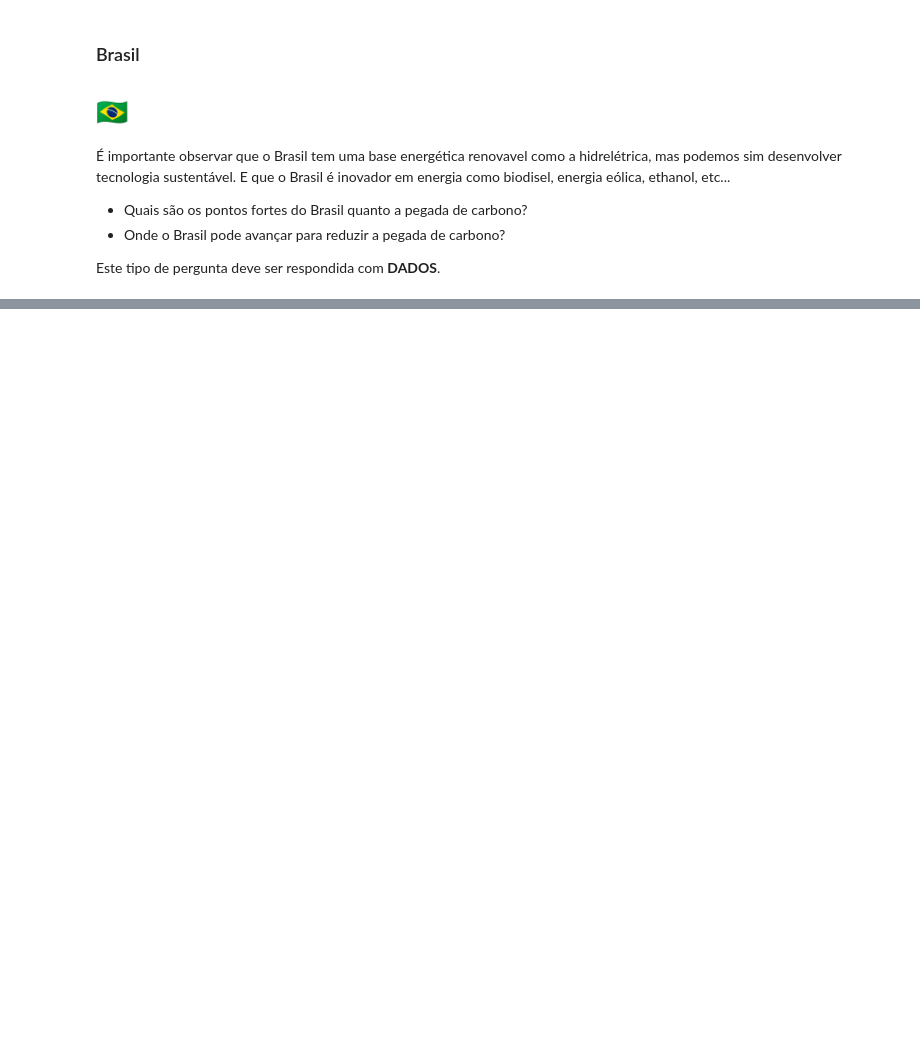
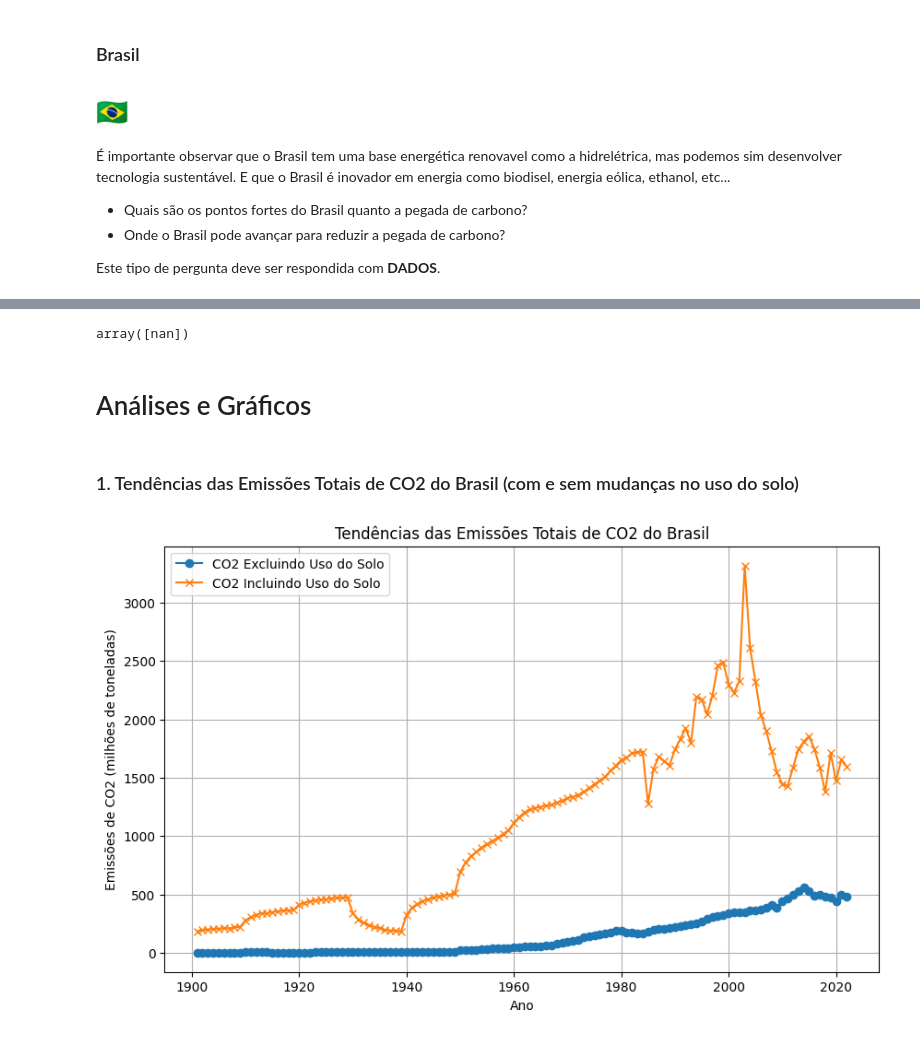
Before and after one commit to G3n4r00/DS-Global-Solution-2SEM, a Jupyter notebook: FIAP-GS2-DSS-Projeto-Final-C02.ipynb, the cells around one changed output, grey strips where cells are left out. Saved outputs shown, nothing was run; the diff lists cells and outputs as text; code cells hidden in the pictures; blank space fills up the shorter version.

```diff
--- a/FIAP-GS2-DSS-Projeto-Final-C02.ipynb
+++ b/FIAP-GS2-DSS-Projeto-Final-C02.ipynb
@@ -144,0 +221,3 @@ Este tipo de pergunta deve ser respondida com **DADOS**.
+# %%
+df = pd.read_csv('owid-co2-data.csv')
+dfVariables = pd.read_csv('owid-co2-codebook.csv')
@@ -144,0 +337,2 @@ Este tipo de pergunta deve ser respondida com **DADOS**.
+# %%
+df.drop_duplicates(inplace=True)
@@ -144,0 +396,28 @@ Este tipo de pergunta deve ser respondida com **DADOS**.
+# %%
+oecd_rows = df_grouped[df_grouped['country'] == 'Central America']
+oecd_rows['land_use_change_co2'].unique()
+# %% [output]
+array([nan])
+# %% [markdown]
+# Análises e Gráficos
+# %% [markdown]
+### 1. Tendências das Emissões Totais de CO2 do Brasil (com e sem mudanças no uso do solo)
+# %%
+import pandas as pd
+import matplotlib.pyplot as plt
+
+# Filtrar Brasil
+brazil_df = df[df['country'] == 'Brazil']
+
+# Plotar tendências de emissões
+plt.figure(figsize=(10, 6))
+plt.plot(brazil_df['year'], brazil_df['co2'], label='CO2 Excluindo Uso do Solo', marker='o')
+plt.plot(brazil_df['year'], brazil_df['co2_including_luc'], label='CO2 Incluindo Uso do Solo', marker='x')
+plt.title("Tendências das Emissões Totais de CO2 do Brasil")
+plt.xlabel("Ano")
+plt.ylabel("Emissões de CO2 (milhões de toneladas)")
+plt.legend()
+plt.grid()
+plt.show()
+# %% [output]
+[figure, added]
```
Also changed, not shown: parts of 69 cells of this notebook, 2 other files.
